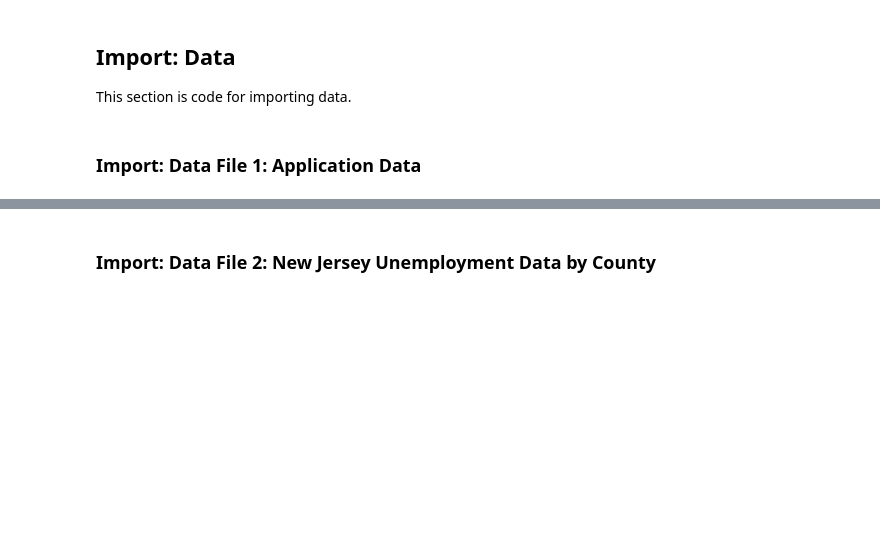
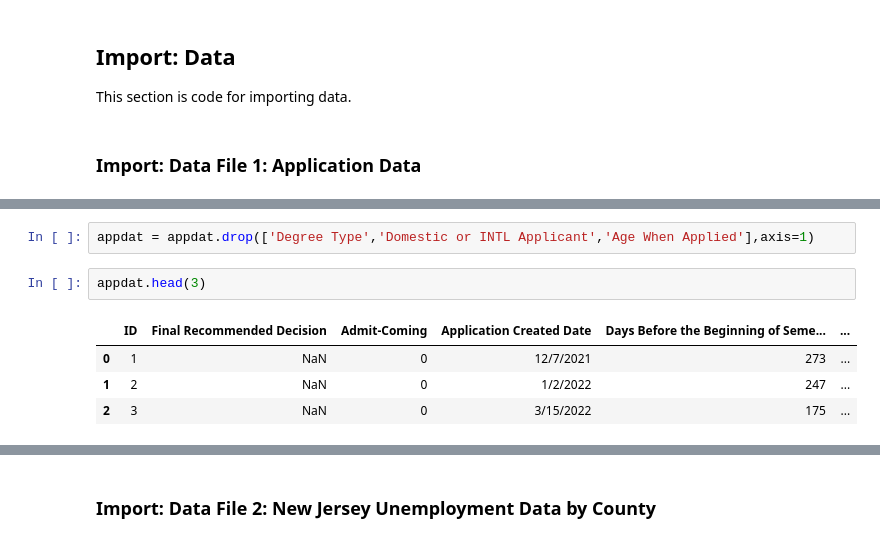
Before and after one commit to theaok/vis-sp23-ewattudo, a Jupyter notebook: ps2_pynb.ipynb, the cells around one changed output, grey strips where cells are left out. Saved outputs shown, nothing was run; the diff lists cells and outputs as text; blank space fills up the shorter version.

```diff
--- a/ps2_pynb.ipynb
+++ b/ps2_pynb.ipynb
@@ -92,0 +113,9 @@ dat.head(3)
+# %%
+appdat = appdat.drop(['Degree Type','Domestic or INTL Applicant','Age When Applied'],axis=1)
+# %%
+appdat.head(3)
+# %% [output]
+|  | ID | Final Recommended Decision | Admit-Coming | Application Created Date | Days Before the Beginning of Seme... | ... |
+| 0 | 1 | NaN | 0 | 12/7/2021 | 273 | ... |
+| 1 | 2 | NaN | 0 | 1/2/2022 | 247 | ... |
+| 2 | 3 | NaN | 0 | 3/15/2022 | 175 | ... |
```
Also changed, not shown: parts of 23 cells of this notebook.
